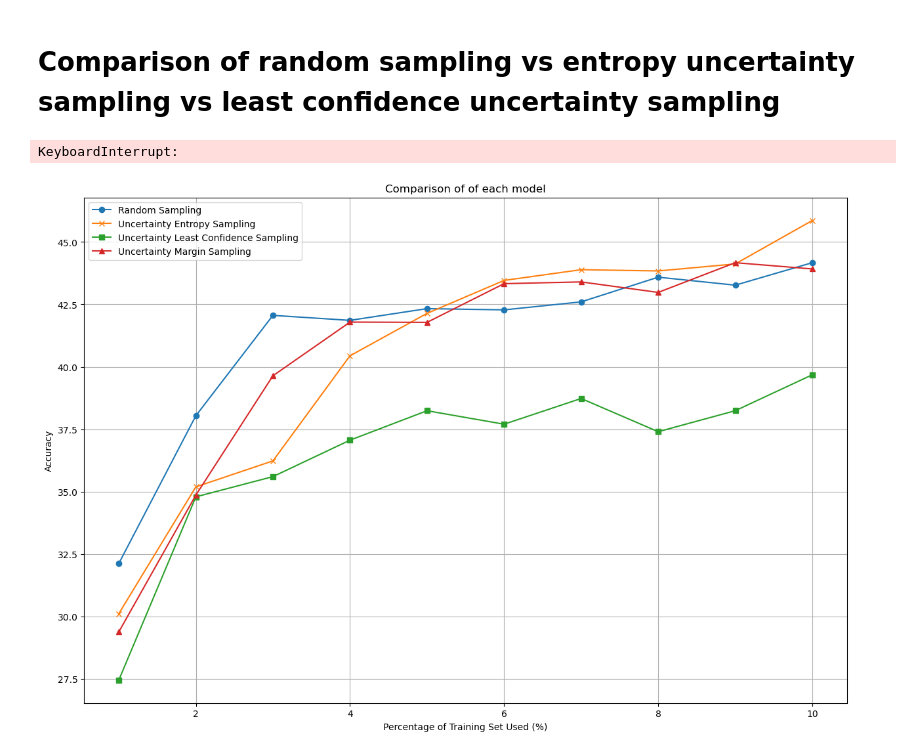
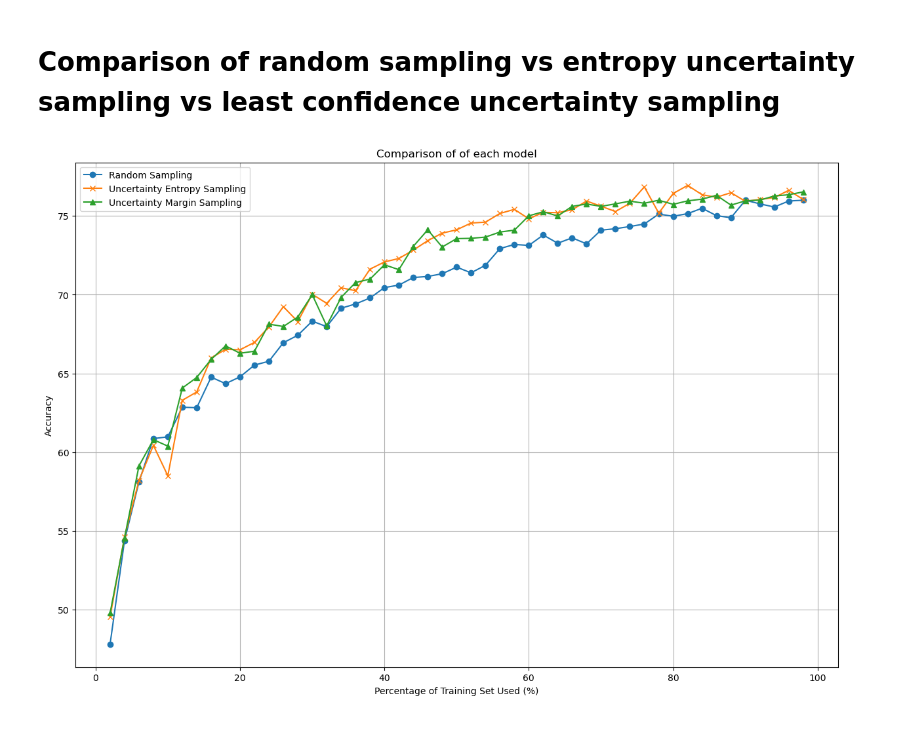
Before and after one commit to noahrn/bayesian-optimization-02463, a Jupyter notebook: active-learning/AL.ipynb, the cells around one changed output. Saved outputs shown, nothing was run; the diff lists cells and outputs as text; code cells hidden in the pictures.

```diff
--- a/active-learning/AL.ipynb
+++ b/active-learning/AL.ipynb
@@ -34,7 +34,7 @@ trainset = datasets.CIFAR10(data_dir, download=True, train=True, transform=trans
 testset = datasets.CIFAR10(data_dir, download=True, train=False, transform=transform)
 
 # Assuming you start with a small labeled dataset and the rest is unlabeled
-initial_train_size = 500
+initial_train_size = 1000
 unlabeled_size = len(trainset) - initial_train_size
 
 trainset_labeled_indices = list(range(initial_train_size))
@@ -242,21 +239,21 @@ criterion = nn.CrossEntropyLoss()
 # Comparison of random sampling vs entropy uncertainty sampling vs least confidence uncertainty sampling
 # %%
 # Training with random sampling
-random_accuracies = random_sampling_training(
+random_accuracies = learning(
     baseline_model,
     trainset,
     trainset_labeled_indices,
-    trainset_unlabeled_indices,
     testloader,
     criterion,
     baseline_optimizer,
     num_epochs,
     num_iterations,
-    num_samples
+    num_samples,
+    'Random'
 )
 
 # Training with entropy based sampling
-entropy_accuracies = active_learning_sampling(
+entropy_accuracies = learning(
     entropy_model,
     trainset,
     trainset_labeled_indices,
@@ -269,22 +266,22 @@ entropy_accuracies = active_learning_sampling(
     'Entropy'
 )
 
-# Training with least confidence based sampling
-least_confidence_accuracies = active_learning_sampling(
-    least_confidence_model,
-    trainset,
-    trainset_labeled_indices,
-    testloader,
-    criterion,
-    least_confidence_optimizer,
-    num_epochs,
-    num_iterations,
-    num_samples,
-    'Least_confidence'
-)
+# # Training with least confidence based sampling
+# least_confidence_accuracies = learning(
+#     least_confidence_model,
+#     trainset,
+#     trainset_labeled_indices,
+#     testloader,
+#     criterion,
+#     least_confidence_optimizer,
+#     num_epochs,
+#     num_iterations,
+#     num_samples,
+#     'Least_confidence'
+# )
 
 # Training with margin based sampling
-margin_accuracies = active_learning_sampling(
+margin_accuracies = learning(
     margin_model,
     trainset,
     trainset_labeled_indices,
@@ -296,25 +293,23 @@ margin_accuracies = active_learning_sampling(
     num_samples,
     'Margin'
 )
-# %% [output]
-KeyboardInterrupt:
 # %%
 # Create a list representing the percentage of the training set used at each iteration
 percentage_of_training_used = [(i * num_samples + len(trainset_labeled_indices)) / len(trainset) * 100 for i in range(num_iterations)]
 
 plt.figure(figsize=(15, 10))  # Increase the size of the figure
 plt.plot(percentage_of_training_used, random_accuracies, 'o-', label='Random Sampling')  # Add circle markers
 plt.plot(percentage_of_training_used, entropy_accuracies, 'x-', label='Uncertainty Entropy Sampling')  # Add x markers
-plt.plot(percentage_of_training_used, least_confidence_accuracies, 's-', label='Uncertainty Least Confidence Sampling')  # Add square markers
+# plt.plot(percentage_of_training_used, least_confidence_accuracies, 's-', label='Uncertainty Least Confidence Sampling')  # Add square markers
 plt.plot(percentage_of_training_used, margin_accuracies, '^-', label='Uncertainty Margin Sampling')  # Add triangle_up markers
 plt.xlabel('Percentage of Training Set Used (%)')
 plt.ylabel('Accuracy')
 plt.title('Comparison of of each model')
 plt.legend()
 plt.grid(True)
 plt.show()
 # %% [output]
-[figure, old version]
+[figure, new version]
 # %%
 plt.figure(figsize=(15, 10))  # Increase the size of the figure
 plt.plot(random_accuracies, 'o-', label='Random Sampling')  # Add circle markers
```
Also changed, not shown: parts of 8 cells of this notebook.
